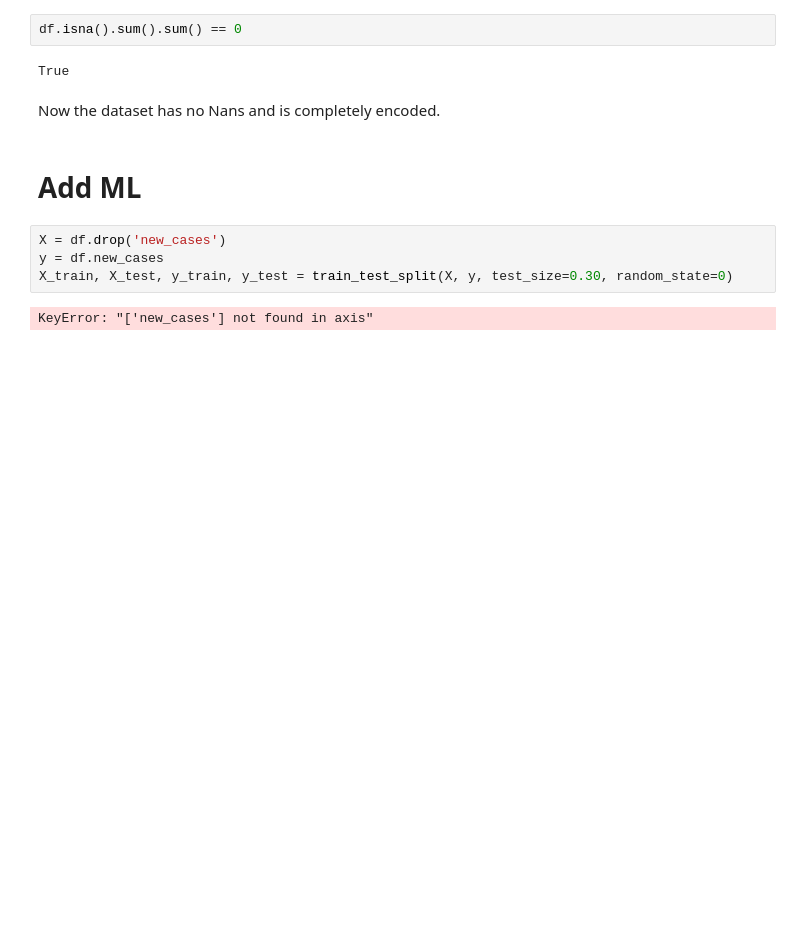
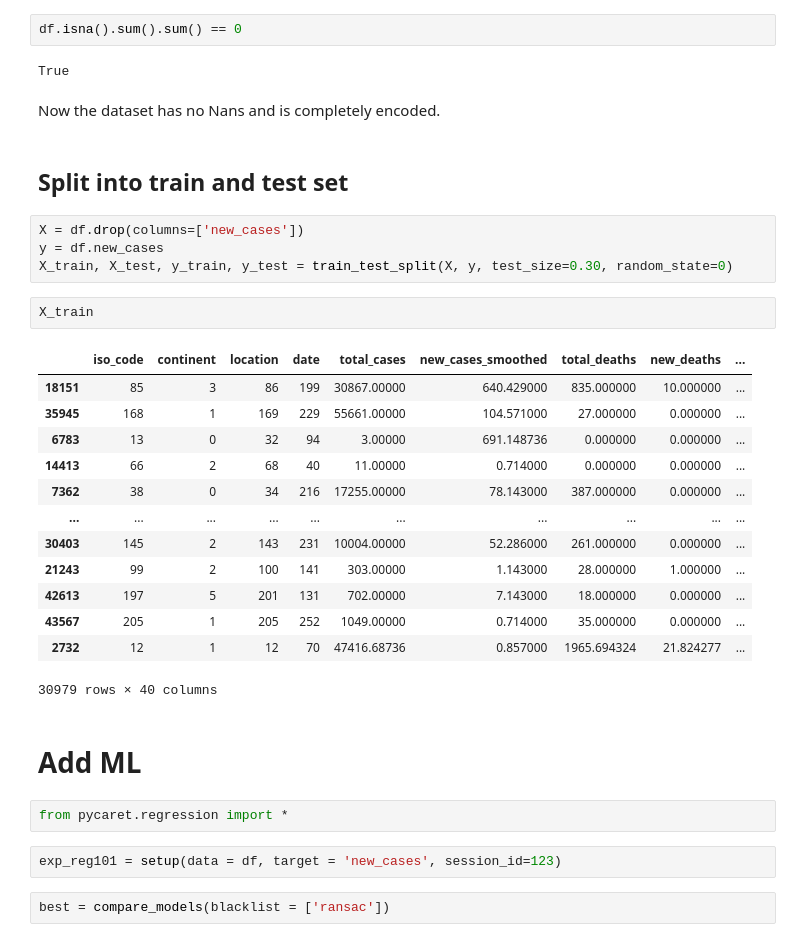
Before and after one commit to Createdd/ml_api_covid, a Jupyter notebook: predict_covid.ipynb, the cells around one changed output. Drawn from its saved outputs; the diff is of its cells as text; blank space fills up the shorter version.

```diff
--- a/predict_covid.ipynb
+++ b/predict_covid.ipynb
@@ -335,11 +335,33 @@ df.isna().sum().sum() == 0
 True
 # %% [markdown]
 Now the dataset has no Nans and is completely encoded.
+# %% [markdown]
+## Split into train and test set
+# %%
+X = df.drop(columns=['new_cases'])
+y = df.new_cases
+X_train, X_test, y_train, y_test = train_test_split(X, y, test_size=0.30, random_state=0)
+# %%
+X_train
+# %% [output]
+|  | iso_code | continent | location | date | total_cases | new_cases_smoothed | total_deaths | new_deaths | ... |
+| 18151 | 85 | 3 | 86 | 199 | 30867.00000 | 640.429000 | 835.000000 | 10.000000 | ... |
+| 35945 | 168 | 1 | 169 | 229 | 55661.00000 | 104.571000 | 27.000000 | 0.000000 | ... |
+| 6783 | 13 | 0 | 32 | 94 | 3.00000 | 691.148736 | 0.000000 | 0.000000 | ... |
+| 14413 | 66 | 2 | 68 | 40 | 11.00000 | 0.714000 | 0.000000 | 0.000000 | ... |
+| 7362 | 38 | 0 | 34 | 216 | 17255.00000 | 78.143000 | 387.000000 | 0.000000 | ... |
+| ... | ... | ... | ... | ... | ... | ... | ... | ... | ... |
+| 30403 | 145 | 2 | 143 | 231 | 10004.00000 | 52.286000 | 261.000000 | 0.000000 | ... |
+| 21243 | 99 | 2 | 100 | 141 | 303.00000 | 1.143000 | 28.000000 | 1.000000 | ... |
+| 42613 | 197 | 5 | 201 | 131 | 702.00000 | 7.143000 | 18.000000 | 0.000000 | ... |
+| 43567 | 205 | 1 | 205 | 252 | 1049.00000 | 0.714000 | 35.000000 | 0.000000 | ... |
+| 2732 | 12 | 1 | 12 | 70 | 47416.68736 | 0.857000 | 1965.694324 | 21.824277 | ... |
+30979 rows × 40 columns
 # %% [markdown]
 # Add ML
-# %%
-X = df.drop('new_cases')
-y = df.new_cases
-X_train, X_test, y_train, y_test = train_test_split(X, y, test_size=0.30, random_state=0)
-# %% [output]
-KeyError: "['new_cases'] not found in axis"
+# %%
+from pycaret.regression import *
+# %%
+exp_reg101 = setup(data = df, target = 'new_cases', session_id=123)
+# %%
+best = compare_models(blacklist = ['ransac'])
```
Also changed, not shown: parts of 17 cells of this notebook.
